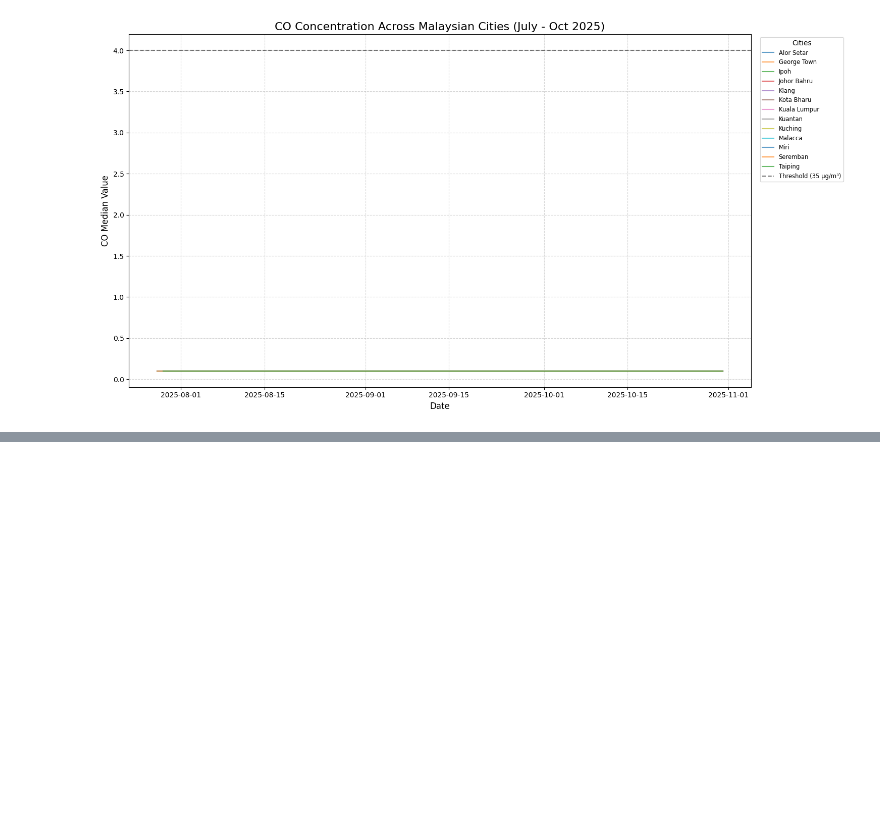
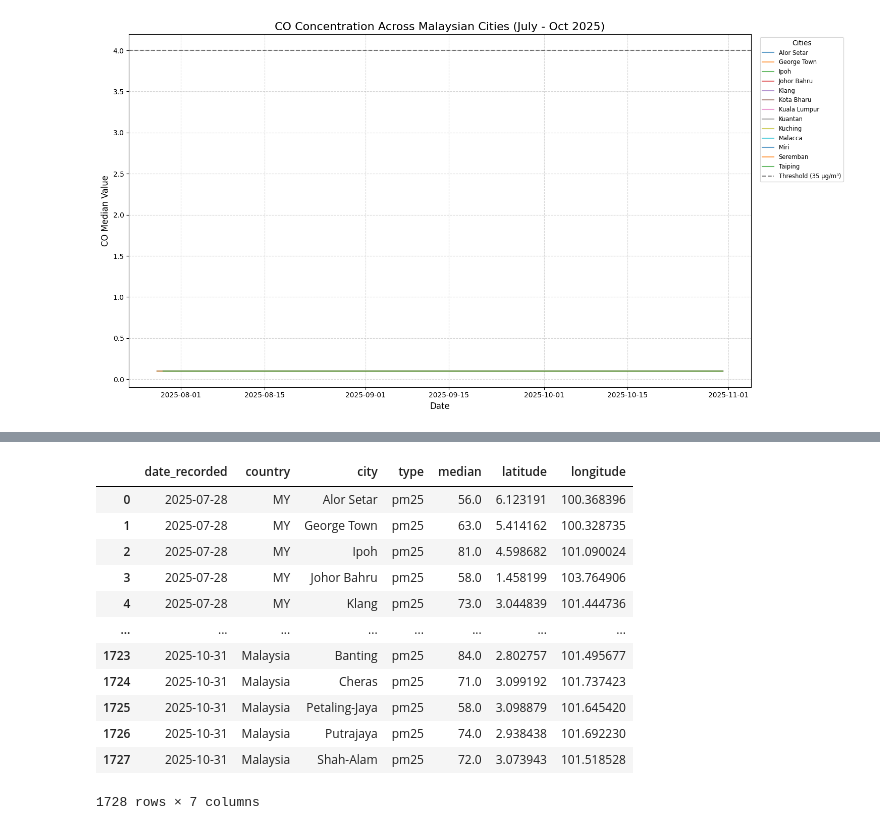
Before and after one commit to muzaffarizamuddin/P166246_Data_Management_Final_Report, a Jupyter notebook: historical_AQI_data_combine.ipynb, the cells around one changed output, grey strips where cells are left out. Saved outputs shown, nothing was run; the diff lists cells and outputs as text; code cells hidden in the pictures; blank space fills up the shorter version.

```diff
--- a/historical_AQI_data_combine.ipynb
+++ b/historical_AQI_data_combine.ipynb
@@ -624,0 +636,32 @@ Next, we will focus our analysis on PM2.5 as this is shown to be the main pollut
+# %%
+import pandas as pd
+from geopy.geocoders import Nominatim
+from geopy.extra.rate_limiter import RateLimiter
+
+# 1. Initialize the geolocator
+# 'user_agent' can be any string, but it's required by Nominatim
+geolocator = Nominatim(user_agent="my_aqi_app")
+
+
+# 2. Use RateLimiter to avoid '429 Too Many Requests' errors
+# This adds a 1-second delay between each city lookup
+geocode = RateLimiter(geolocator.geocode, min_delay_seconds=1)
+
+# 3. Create a helper column for better accuracy: "City, Country"
+# Based on your data: "Alor Setar, MY"
+df_pm25['address'] = df_pm25['city'] + ', ' + df_pm25['country']
+
+# 4. Apply the geocoder
+# This creates a new 'location' column containing the full geopy object
+print("Geocoding cities... please wait (1s per city)")
+df_pm25['location'] = df_pm25['address'].apply(geocode)
+
+# 5. Extract Latitude and Longitude from the location object
+# We use a lambda to handle cases where a city might not be found (returns None)
+df_pm25['latitude'] = df_pm25['location'].apply(lambda loc: loc.latitude if loc else None)
+df_pm25['longitude'] = df_pm25['location'].apply(lambda loc: loc.longitude if loc else None)
+
+# Drop the temporary helper columns if you want a clean dataframe
+df_final = df_pm25.drop(columns=['address', 'location'])
+
+print(df_final.head())
@@ -624,0 +676,16 @@ Next, we will focus our analysis on PM2.5 as this is shown to be the main pollut
+# %%
+df_final
+# %% [output]
+|  | date_recorded | country | city | type | median | latitude | longitude |
+| 0 | 2025-07-28 | MY | Alor Setar | pm25 | 56.0 | 6.123191 | 100.368396 |
+| 1 | 2025-07-28 | MY | George Town | pm25 | 63.0 | 5.414162 | 100.328735 |
+| 2 | 2025-07-28 | MY | Ipoh | pm25 | 81.0 | 4.598682 | 101.090024 |
+| 3 | 2025-07-28 | MY | Johor Bahru | pm25 | 58.0 | 1.458199 | 103.764906 |
+| 4 | 2025-07-28 | MY | Klang | pm25 | 73.0 | 3.044839 | 101.444736 |
+| ... | ... | ... | ... | ... | ... | ... | ... |
+| 1723 | 2025-10-31 | Malaysia | Banting | pm25 | 84.0 | 2.802757 | 101.495677 |
+| 1724 | 2025-10-31 | Malaysia | Cheras | pm25 | 71.0 | 3.099192 | 101.737423 |
+| 1725 | 2025-10-31 | Malaysia | Petaling-Jaya | pm25 | 58.0 | 3.098879 | 101.645420 |
+| 1726 | 2025-10-31 | Malaysia | Putrajaya | pm25 | 74.0 | 2.938438 | 101.692230 |
+| 1727 | 2025-10-31 | Malaysia | Shah-Alam | pm25 | 72.0 | 3.073943 | 101.518528 |
+1728 rows × 7 columns
```
Also changed, not shown: parts of 6 cells of this notebook.
